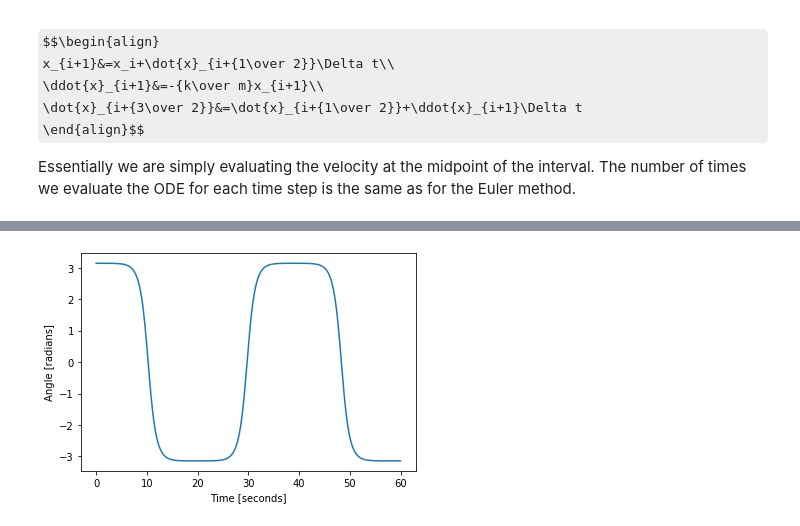
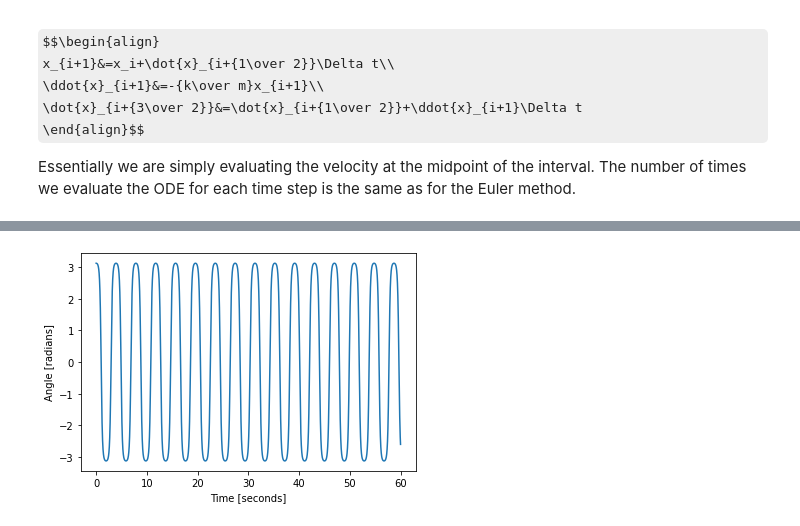
Before and after one commit to phys3112/intro, a Jupyter notebook: mcba2-numerical-integration-of-ODEs.ipynb, the cells around one changed output, grey strips where cells are left out. Drawn from its saved outputs; the diff is of its cells as text; code cells hidden in the pictures; some formulas as TeX source.

```diff
--- a/mcba2-numerical-integration-of-ODEs.ipynb
+++ b/mcba2-numerical-integration-of-ODEs.ipynb
@@ -312,7 +314,7 @@ Here is the function:
 # "w" contains the angular frequency, which is a constant supplied
 # by the user.
 
-def f(y, t, w):
+def f(t, y, w):
     x, v = y
     return [v, -(w**2) * x]
 # %%
@@ -390,5 +402,5 @@ So the function we supply to `scipy.integrate.odeint` looks like this:
 # %%
-def f(y, t, zeta, w0):
+def f(t, y, zeta, w0):
     x, v = y
     return [v, -2.0 * zeta * w0 * v - (w0**2) * x]
 # %% [markdown]
@@ -396,11 +408,7 @@ Now follow the motion for 60 seconds using `scipy.integrate.odeint`. You should
 # %%
-from scipy.integrate import odeint
+from scipy.integrate import solve_ivp
 import numpy as np
 import matplotlib.pyplot as plt
-
-# Create an array of time values.
-
-t = np.linspace(0, 60.0, int(60.0 / 0.01))
 
 # The parameters.
 
@@ -415,12 +423,12 @@ w0 = (k / m)**0.5
 
 # Solve it! Note that the initial conditions are x = 0.1, v = 0.0.
 
-solution = odeint(f, [0.1, 0.0], t, args=(zeta, w0))
+solution = solve_ivp(f, [0.0, 60.0], [0.1, 0.0], max_step = 0.01, args=(zeta, w0))
 
 # "solution" is a 2D array, the first column contains the positions
 # and the second column the velocities.
 
-plt.plot(t, solution[:,0])
+plt.plot(solution.t, solution.y[0])
 plt.xlabel("Time [seconds]")
 plt.ylabel("Displacement [metres]")
 # Uncomment this line to zoom in on the zero crossing.
@@ -429,7 +437,7 @@ plt.show()
 
 # Uncomment these lines to plot energy.
 
-plt.plot(t, 0.5 * m * solution[:,1] ** 2 + 0.5 * k * solution[:,0]**2)
+plt.plot(solution.t, 0.5 * m * solution.y[1] ** 2 + 0.5 * k * solution.y[0]**2)
 plt.ylabel("Total energy [Joules]")
 
 plt.xlabel("Time [seconds]")
@@ -448,6 +456,6 @@ Try experimenting yourself by redefining "f" as follows, and then execute the pr
 # %%
 import math
-def f(y, t, zeta, w0):
+def f(t, y, zeta, w0):
     x, v = y
     return [v, -2.0 * zeta * w0 * v - (w0**2) * x + 0.1 * math.cos(3 * w0 * t)]
 # %% [markdown]
@@ -491,6 +493,6 @@ We now write our function "f" and solve using `scipy.integrate.odeint`.
 # %%
 import math
-from scipy.integrate import odeint
+from scipy.integrate import solve_ivp
 import matplotlib.pyplot as plt
 %matplotlib inline
 
@@ -500,71 +502,38 @@ import matplotlib.pyplot as plt
 # theta_dot and theta_double_dot. "t" is the list of times,
 # which we don't use in this case. "gravity" and "l" are constants.
 
-def f(y, t, gravity, l):
+def f(t, y, gravity, l):
     theta, theta_dot = y
     return [theta_dot, - (gravity / l) * math.sin(theta)]
 
-# Create an array of time values.
+# solve_ivp allows us to calculate the zeroes of a function
 
-t = np.linspace(0, 60.0, int(60.0 / 0.001))
+def zeroes(t, y, gravity, l):
+    return y[0]
 
 # The parameters.
 
 gravity = 9.80665
-l = 10.0
+l = 0.25
 
-# Solve it! The 2nd argument to "odeint" gives the initial conditions.
+# Solve it! The 3rd argument to "solve_ivp" gives the initial conditions (i.e., the initial
+# angle, and angular velocity).
 
-solution = odeint(f, [math.pi * 0.9999, 0.0], t, args=(gravity, l))
+solution = solve_ivp(f, [0.0, 60.0], [math.pi * 179/180, 0.0], max_step=0.01, args=(gravity, l), events=zeroes)
+#solution = solve_ivp(f, [0.0, 60.0], [math.pi * 179/180, 0.0], method='Radau', args=(gravity, l), events=zeroes)
 
-plt.plot(t, solution[:,0])
+print(solution.t_events[0])
+plt.plot(solution.t, solution.y[0])
 plt.xlabel("Time [seconds]")
 plt.ylabel("Angle [radians]")
 plt.show()
 
-# Now we are going to calculate the period of oscillation.
-# We do that by looking through the array of angular positions
-# (i.e., solution[:,0]), and finding the zero-crossing times.
-
-# Begin by initializing a list where we will store the zero-crossing
-# times as we find them.
-
-zero_crossing_times = []
-
-# Now we examine the angles in time order, looking for a change in
-# sign from one to the next. "i" is used to keep track of the
-# element number we are up to in the array of angles.
-
-i = 0;
-for x in solution[:,0]:
-
-    # The first time around the loop, we don't have a value for
-    # "prev_x", which is the previous value of the angle, so we
-    # make a special case.
-
-    if i != 0:
-
-        # Test for zero-crossing.
-
-        if x * prev_x < 0:
-
-            # Use linear interpolation to refine the time of
-            # zero-crossing.
-
-            z = t[i-1] + (t[i] - t[i-1]) * prev_x / (prev_x - x)
-
-            # And store it in our list.
-
-            zero_crossing_times.append(z)
-    prev_x = x
-    i += 1
-
 # We have now examined all the data, so use the longest time separation
 # between zero-crossings, and divide by the number of periods.
 
-if len(zero_crossing_times) > 1:
-    print("period from zero-crossing times: ", (zero_crossing_times[-1] - zero_crossing_times[0]) /
-          (0.5 * (len(zero_crossing_times) - 1)))
+if len(solution.t_events[0]) > 1:
+    print("period from zero-crossing times: ", (solution.t_events[0][-1] - solution.t_events[0][0]) /
+          (0.5 * (len(solution.t_events[0]) - 1)))
 
 # Compare with the small-angle approximation.
 
@@ -573 +548 @@ print("period using the small angle approximation: ", 2*math.pi*(l / gravity)**0
-[figure, old version]
+[figure, new version]
```
Also changed, not shown: parts of 15 cells of this notebook.
